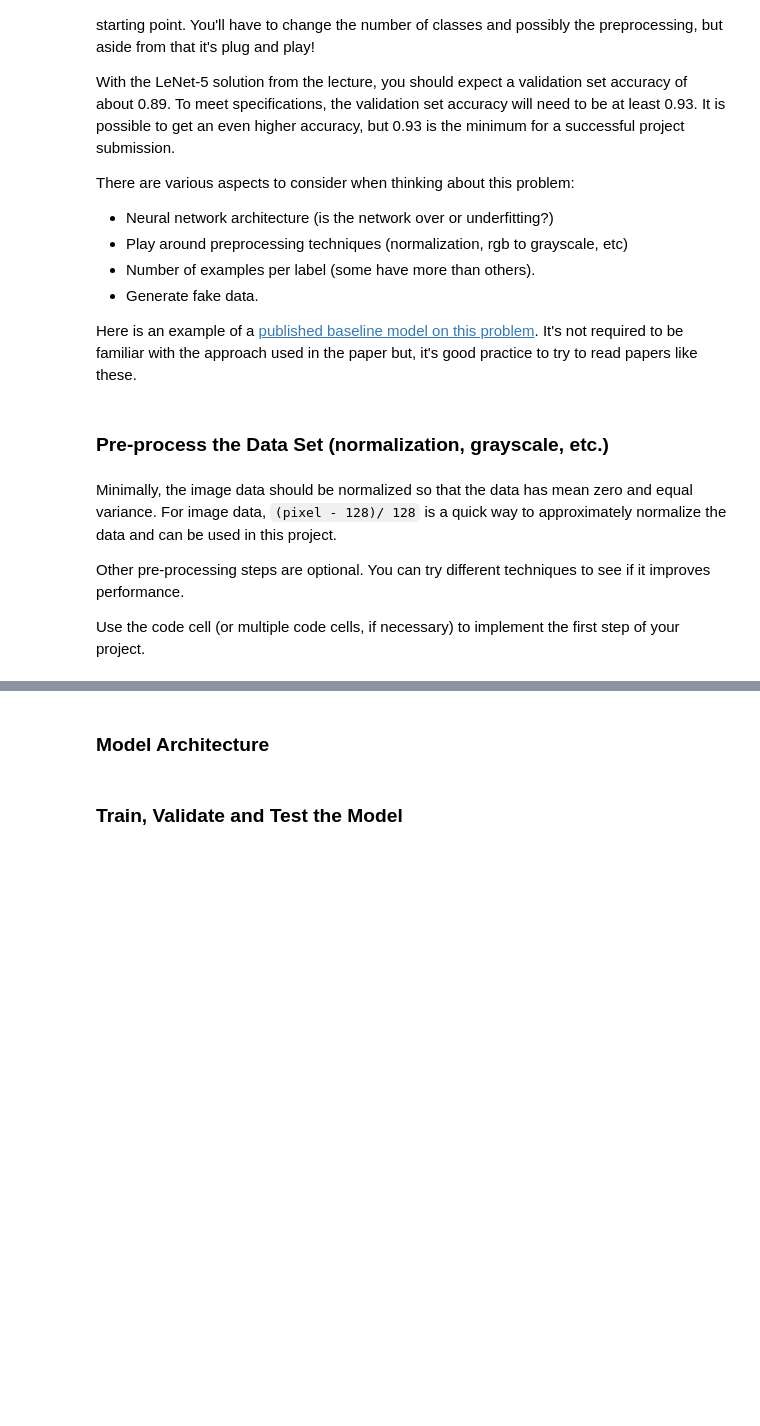
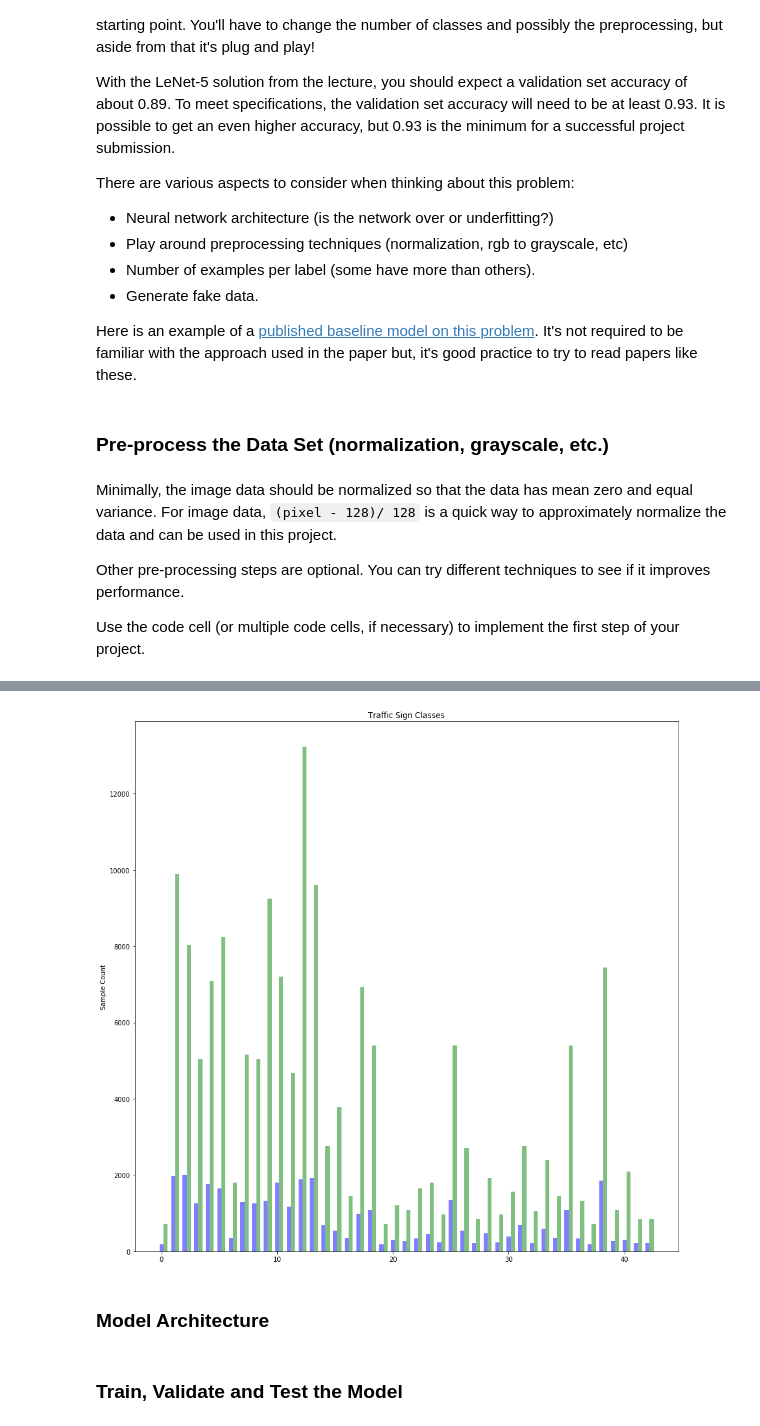
Before and after one commit to singh-arulraj/Traffic_Sign_Classifier, a Jupyter notebook: Traffic_Sign_Classifier.ipynb, the cells around one changed output, grey strips where cells are left out. Cells and saved outputs as stored; diff of their text form; code cells hidden in the pictures; blank space fills up the shorter version.

```diff
--- a/Traffic_Sign_Classifier.ipynb
+++ b/Traffic_Sign_Classifier.ipynb
@@ -356,9 +364,12 @@ XN_train = np.array(X_train_dummy, dtype=np.uint8)
 XN_valid = np.array(X_valid, dtype=np.uint8)
 XN_test = np.array(X_test, dtype=np.uint8)
 
-def pre_process_image(X_train, y_train, augment):
+def pre_process_image(X_train, y_train, augment, doNotShuffle = 0):
     X_train_preprocessed_dummy = []
-    X_train_dummy, y_train_dummy = shuffle(X_train, y_train)
+    if (doNotShuffle == 0):
+        X_train_dummy, y_train_dummy = shuffle(X_train, y_train)
+    else:
+        X_train_dummy, y_train_dummy = X_train, y_train
     XN_train = np.array(X_train_dummy, dtype=np.uint8)
 
     XN_train_norm = np.zeros(XN_train.shape[:-1])
@@ -372,7 +383,7 @@ def pre_process_image(X_train, y_train, augment):
         XN_train_norm[i] = cv2.cvtColor(img_gamma, cv2.COLOR_BGR2GRAY)
         XN_train_norm[i] = cv2.equalizeHist(XN_train_norm[i].astype(np.uint8))
         XN_train_norm[i] = XN_train_norm[i] - 128 / 128
-        print(".", i, end = "")
+        #print(".", i, end = "")
 
         if (augment):
 
@@ -458,3 +461,25 @@ returning
+# %%
+import matplotlib.pyplot as plt
+import numpy as np
+
+with open('../data_augmented_all.pickle', mode='rb') as f:
+    augmented_dataset = pickle.load(f)
+
+width = 0.35
+
+y_augmented_labels =  augmented_dataset['labels']
+image_unique_augmented = np.unique(y_augmented_labels, return_index= True, return_counts = True)
+
+plt.figure(figsize=(15,15))
+plt.bar(image_unique_augmented[0], image_unique[2], width, color='b', align='center', alpha=0.5)
+plt.bar(image_unique_augmented[0] + width, image_unique_augmented[2], width, color='g', align='center', alpha=0.5)
+
+plt.ylabel('Sample Count')
+plt.title('Traffic Sign Classes')
+
+plt.show()
+# %% [output]
+[figure, added]
 # %% [markdown]
 ### Model Architecture
 # %%
```
Also changed, not shown: parts of 11 cells of this notebook, 19 other files.
